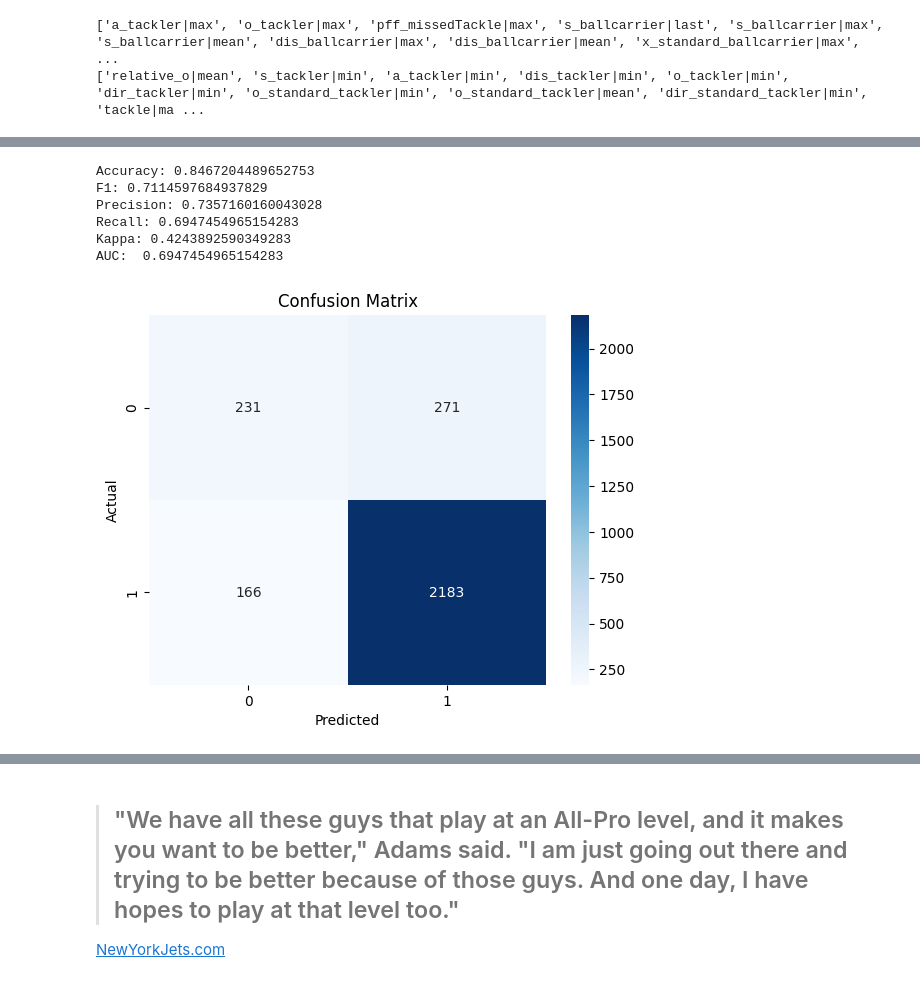
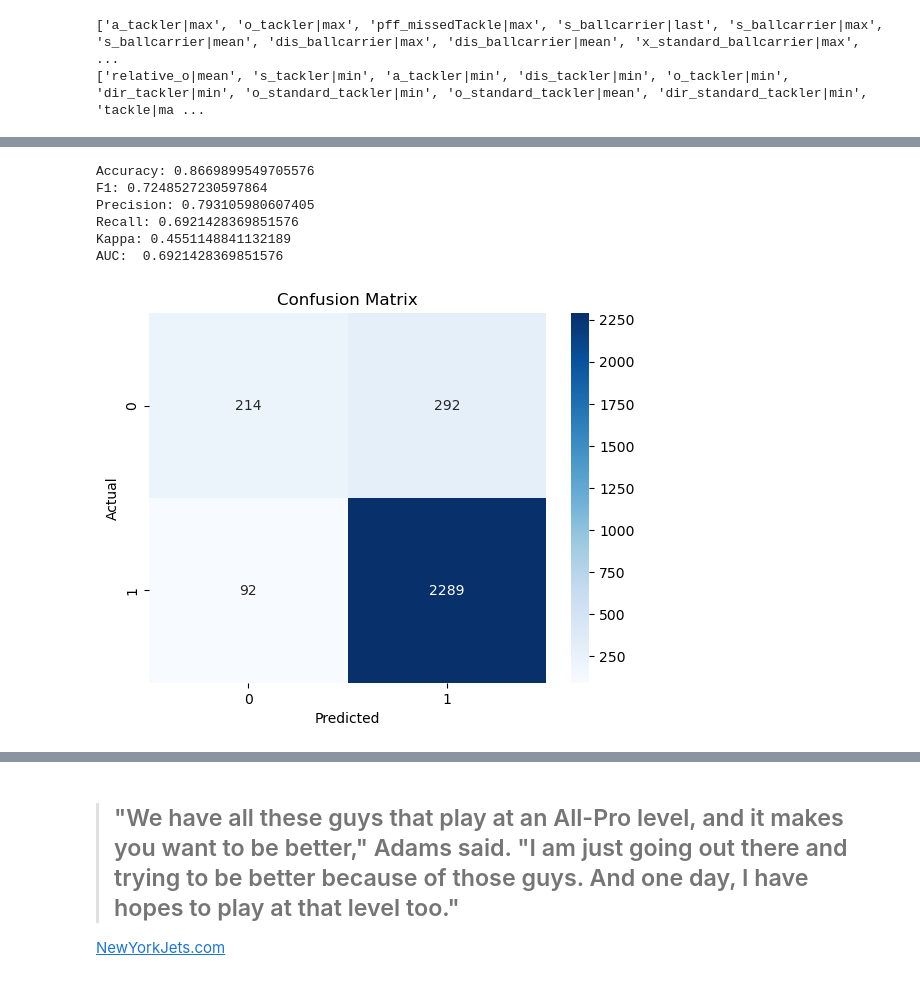
Before and after one commit to meagvo/nfl-big-data-bowl-2024, a Jupyter notebook: etsr-tackle-index.ipynb, the cells around one changed output, grey strips where cells are left out. Saved outputs shown, nothing was run; the diff lists cells and outputs as text; code cells hidden in the pictures.

Commit message:
updated model

```diff
--- a/etsr-tackle-index.ipynb
+++ b/etsr-tackle-index.ipynb
@@ -928,26 +880,24 @@ AUC:  0.6186393451105097
 # %%
 
 df_final2=df_final[df_final['event']!=2]
-X=df_final2[final_cols
+
+df_train, df_test = train_test_split(df_final2, stratify=df_final2['event'], test_size=0.25, random_state=0)
+import shap
+# DF, based on which importance is checked
+X_train=df_train[final_cols
 
 ]
-X.fillna(0, inplace=True) ##fill in missing pass length to 0
-groups=df_final2['displayName']
-y=df_final2['event']
-X_train, X_test, y_train, y_test = train_test_split(X ,y, stratify=y, test_size=0.25, random_state=0)
-import shap
-# DF, based on which importance is checked
+X_test=df_test[final_cols]
+y_train=df_train['event']
+y_test=df_test['event']
 
-
-#model1=XGBClassifier(**xgbparams)
-#model1.fit(X_train, y_train)
-#probs1=model1.predict_proba(X)
+model1=XGBClassifier(**xgbparams)
+model1.fit(X_train, y_train)
+probs1=model1.predict_proba(X_test)
 model2=LGBMClassifier(**lgbmparams)
 model2.fit(X_train, y_train)
 probs2=model2.predict_proba(X_test)
 model3=RandomForestClassifier(**rfparams)
 model3.fit(X_train, y_train)
 probs3=model3.predict_proba(X_test)
-#df_final['prob_tackle1']=probs1[:, 1]
-#df_final['prob_miss1']=probs1[:, 0]
 # %% [output]
@@ -982,17 +940,19 @@ plt.savefig('RFshap.png', bbox_inches='tight')
 # %%
+df_test['prob_tackle1']=probs1[:, 1]
+df_test['prob_miss1']=probs1[:, 0]
 
-X_test['prob_tackle2']=probs2[:, 1]
-X_test['prob_miss2']=probs2[:, 0]
+df_test['prob_tackle2']=probs2[:, 1]
+df_test['prob_miss2']=probs2[:, 0]
 
 
 
-X_test['prob_tackle3']=probs3[:, 1]
-X_test['prob_miss3']=probs3[:, 0]
+df_test['prob_tackle3']=probs3[:, 1]
+df_test['prob_miss3']=probs3[:, 0]
 
 
-X_test['prob_tackle']=((X_test['prob_tackle2']*3)+X_test['prob_tackle3'])/4
-X_test['prob_miss']=((X_test['prob_miss2']*3)+X_test['prob_miss3'])/4
+df_test['prob_tackle']=(df_test['prob_tackle1']+df_test['prob_tackle2']+df_test['prob_tackle3'])/3
+df_test['prob_miss']=(df_test['prob_miss1']+df_test['prob_miss2']+df_test['prob_miss3'])/3
 
-X_test['prediction']=np.where(X_test['prob_tackle']>.5, 1, 0)
+df_test['prediction']=np.where(df_test['prob_tackle']>.5, 1, 0)
 
-X_test['y_test']=y_test
+df_test['y_test']=y_test
@@ -999,10 +961,10 @@ X_test['y_test']=y_test
 # %%
-plot_confusion_matrix(X_test['y_test'], X_test['prediction'], [0,1])
+plot_confusion_matrix(df_test['y_test'], df_test['prediction'], [0,1])
 # %% [output]
-Accuracy: 0.8467204489652753
-F1: 0.7114597684937829
-Precision: 0.7357160160043028
-Recall: 0.6947454965154283
-Kappa: 0.4243892590349283
-AUC:  0.6947454965154283
+Accuracy: 0.8669899549705576
+F1: 0.7248527230597864
+Precision: 0.793105980607405
+Recall: 0.6921428369851576
+Kappa: 0.4551148841132189
+AUC:  0.6921428369851576
-[figure, old version]
+[figure, new version]
```
Also changed, not shown: parts of 50 cells of this notebook.
